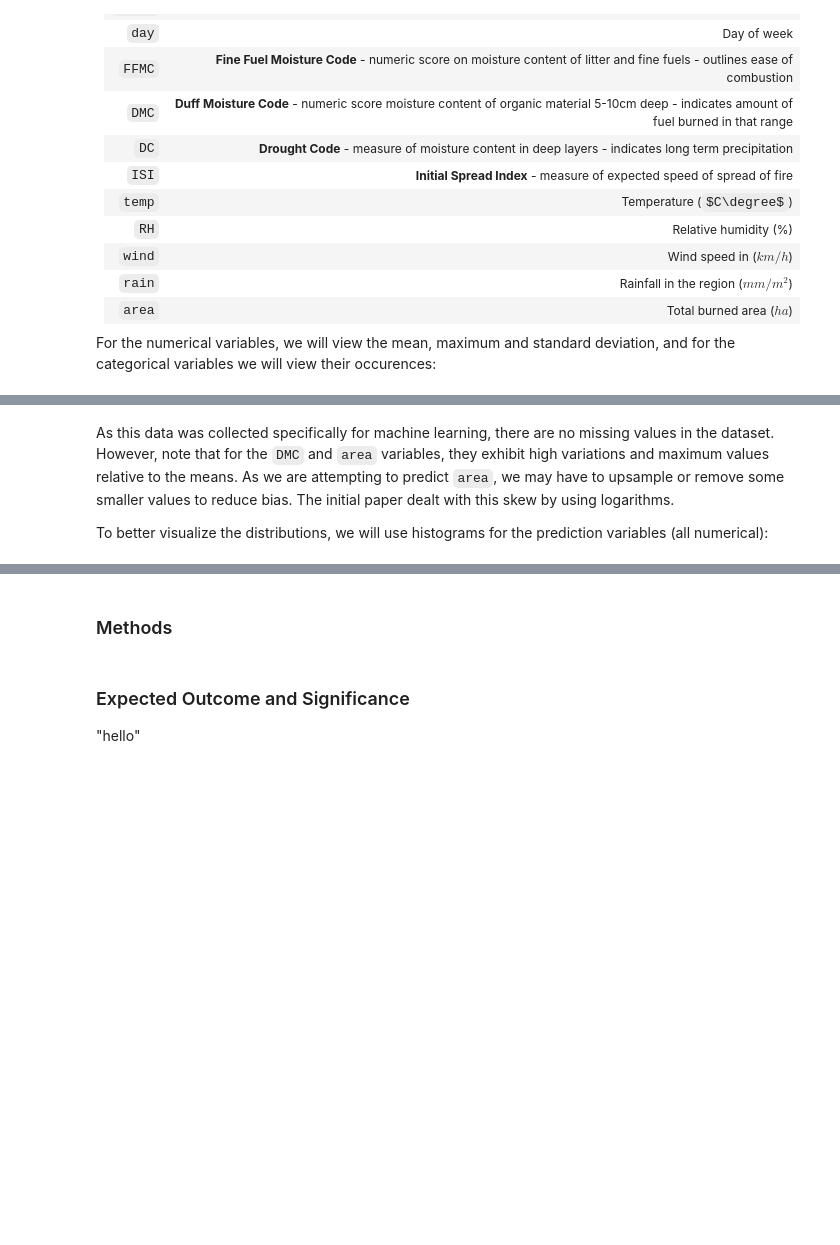
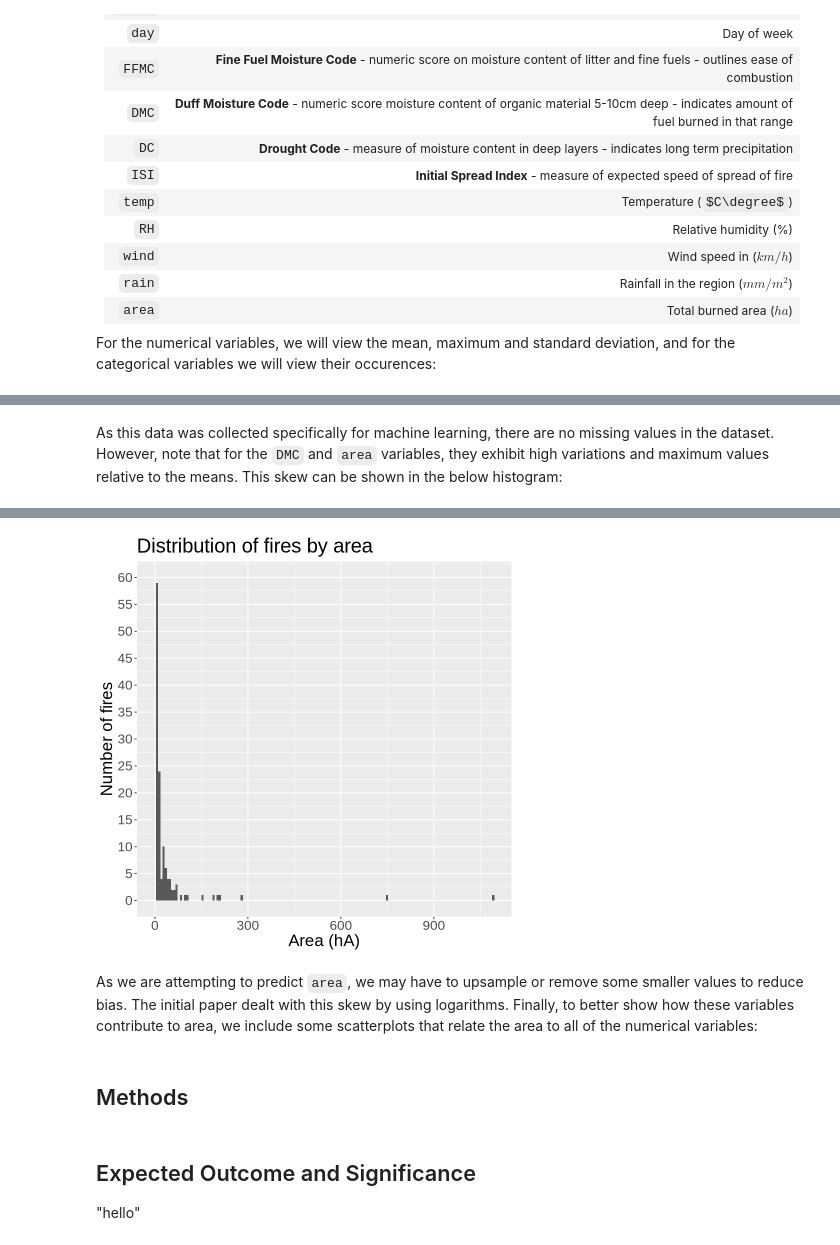
Before and after one commit to tijoetan/group-24-dsci-100, a Jupyter notebook: Group_Proposal.ipynb, the cells around one changed output, grey strips where cells are left out. Drawn from its saved outputs; the diff is of its cells as text; code cells hidden in the pictures; some formulas as TeX source; blank space fills up the shorter version.

Commit message:
More commits on preliminary analysis
Added a visualization

```diff
--- a/Group_Proposal.ipynb
+++ b/Group_Proposal.ipynb
@@ -149,14 +149,13 @@ A tibble: 1 × 11
 # %% [markdown]
-As this data was collected specifically for machine learning, there are no missing values in the dataset. However, note that for the `DMC` and `area` variables, they exhibit high variations and maximum values relative to the means. As we are attempting to predict `area`, we may have to upsample or remove some smaller values to reduce bias. The initial paper dealt with this skew by using logarithms.
-
-To better visualize the distributions, we will use histograms for the prediction variables (all numerical):
+As this data was collected specifically for machine learning, there are no missing values in the dataset. However, note that for the `DMC` and `area` variables, they exhibit high variations and maximum values relative to the means. This skew can be shown in the below histogram:
 # %%
-forest_data |> pull(month) |> levels()
-area_distribution_plot <- forest_data |>\\
-                        ggplot(aes(x=c())) +
-                        geom_histogram(bins=250) +
-                        labs(color="Month") +
-                        scale_y_continuous(limits=c(0, 75)) +
-                        facet_grid()
+area_distribution_plot <- forest_training |>
+                        ggplot(aes(x=area)) +
+                        geom_histogram(bins=150, binwidth=7) +
+                        labs(x = "Area (hA)", y="Number of fires", title="Distribution of fires by area") +
+                        scale_y_continuous(limits=c(0, 60), breaks=seq(from=0, to=60, by=5)) +
+                        theme(text=element_text(size=20))
+
 
 area_distribution_plot
+# %% [output]
@@ -163,7 +164,11 @@ area_distribution_plot
+[figure, added]
+# %% [markdown]
+As we are attempting to predict `area`, we may have to upsample or remove some smaller values to reduce bias. The initial paper dealt with this skew by using logarithms.
+Finally, to better show how these variables contribute to area, we include some scatterplots that relate the area to all of the numerical variables:
 # %% [markdown]
-### Methods
+## Methods
 # %% [markdown]
-### Expected Outcome and Significance
+## Expected Outcome and Significance
 
 "hello"
 # %% [markdown]
```
Also changed, not shown: parts of 8 cells of this notebook.
